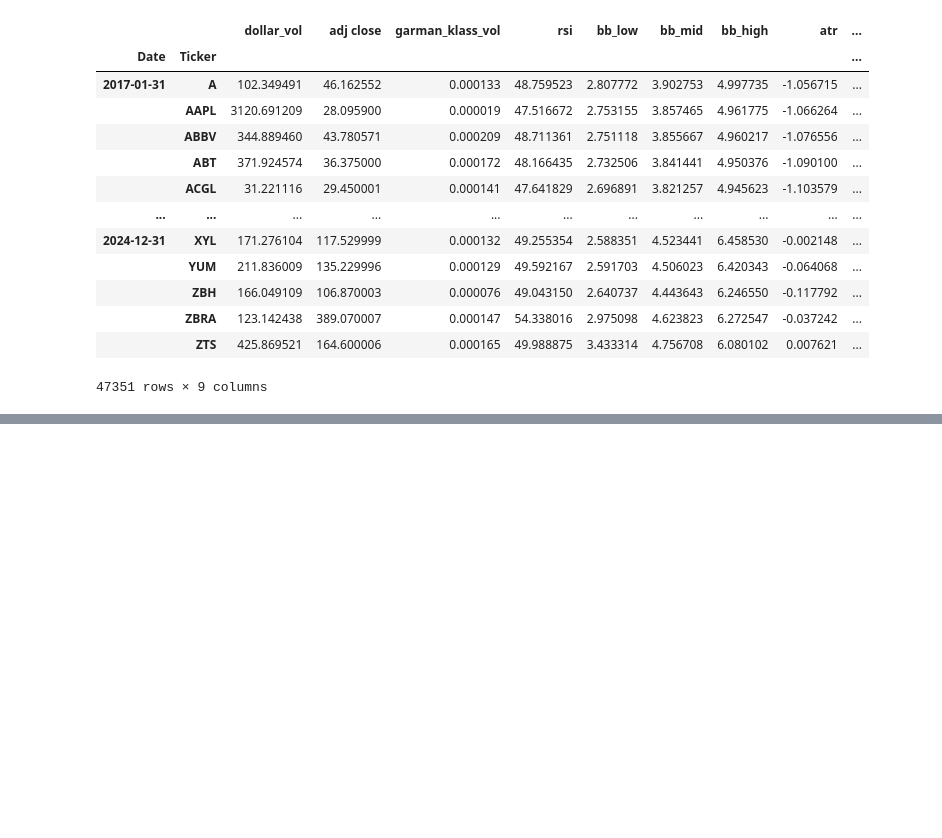
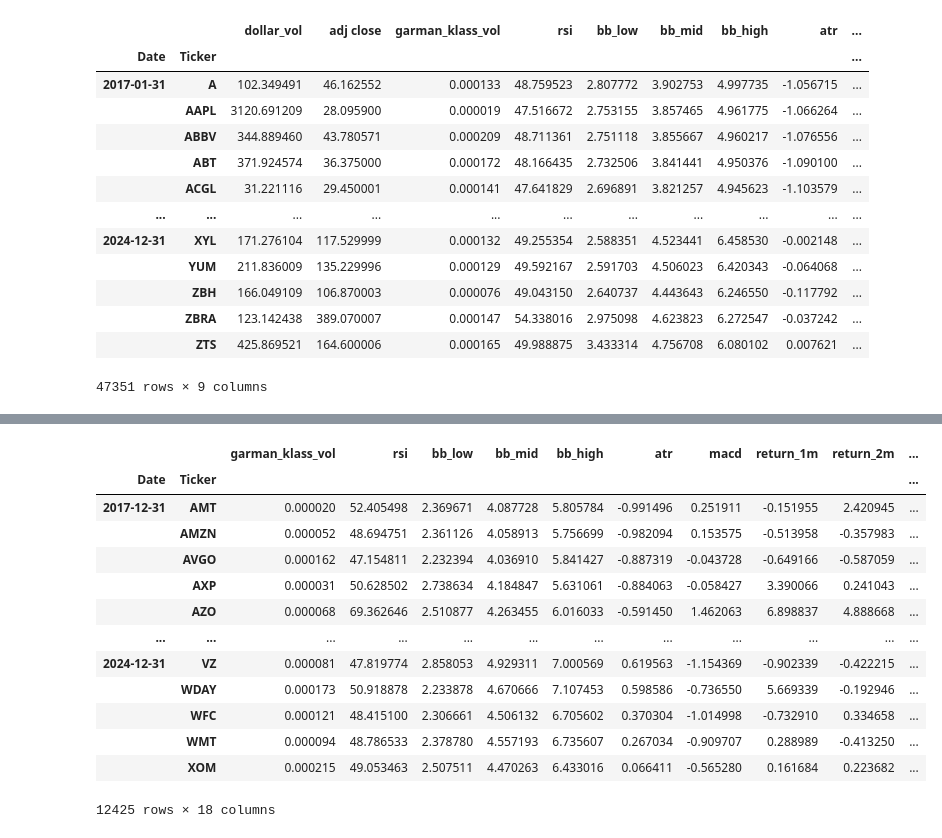
Before and after one commit to RawatRahul14/QuantPractice, a Jupyter notebook: unsupervised_trading_strategy.ipynb, the cells around one changed output, grey strips where cells are left out. Cells and saved outputs as stored; diff of their text form; code cells hidden in the pictures; blank space fills up the shorter version.

```diff
--- a/unsupervised_trading_strategy.ipynb
+++ b/unsupervised_trading_strategy.ipynb
@@ -364,0 +565,19 @@ data
+# %%
+data = data.drop("adj close", axis = 1)
+data = data.dropna()
+data
+# %% [output]
+|  |  | garman_klass_vol | rsi | bb_low | bb_mid | bb_high | atr | macd | return_1m | return_2m | ... |
+| Date | Ticker |  |  |  |  |  |  |  |  |  | ... |
+| 2017-12-31 | AMT | 0.000020 | 52.405498 | 2.369671 | 4.087728 | 5.805784 | -0.991496 | 0.251911 | -0.151955 | 2.420945 | ... |
+|  | AMZN | 0.000052 | 48.694751 | 2.361126 | 4.058913 | 5.756699 | -0.982094 | 0.153575 | -0.513958 | -0.357983 | ... |
+|  | AVGO | 0.000162 | 47.154811 | 2.232394 | 4.036910 | 5.841427 | -0.887319 | -0.043728 | -0.649166 | -0.587059 | ... |
+|  | AXP | 0.000031 | 50.628502 | 2.738634 | 4.184847 | 5.631061 | -0.884063 | -0.058427 | 3.390066 | 0.241043 | ... |
+|  | AZO | 0.000068 | 69.362646 | 2.510877 | 4.263455 | 6.016033 | -0.591450 | 1.462063 | 6.898837 | 4.888668 | ... |
+| ... | ... | ... | ... | ... | ... | ... | ... | ... | ... | ... | ... |
+| 2024-12-31 | VZ | 0.000081 | 47.819774 | 2.858053 | 4.929311 | 7.000569 | 0.619563 | -1.154369 | -0.902339 | -0.422215 | ... |
+|  | WDAY | 0.000173 | 50.918878 | 2.233878 | 4.670666 | 7.107453 | 0.598586 | -0.736550 | 5.669339 | -0.192946 | ... |
+|  | WFC | 0.000121 | 48.415100 | 2.306661 | 4.506132 | 6.705602 | 0.370304 | -1.014998 | -0.732910 | 0.334658 | ... |
+|  | WMT | 0.000094 | 48.786533 | 2.378780 | 4.557193 | 6.735607 | 0.267034 | -0.909707 | 0.288989 | -0.413250 | ... |
+|  | XOM | 0.000215 | 49.053463 | 2.507511 | 4.470263 | 6.433016 | 0.066411 | -0.565280 | 0.161684 | 0.223682 | ... |
+12425 rows × 18 columns
```
Also changed, not shown: parts of 22 cells of this notebook.
